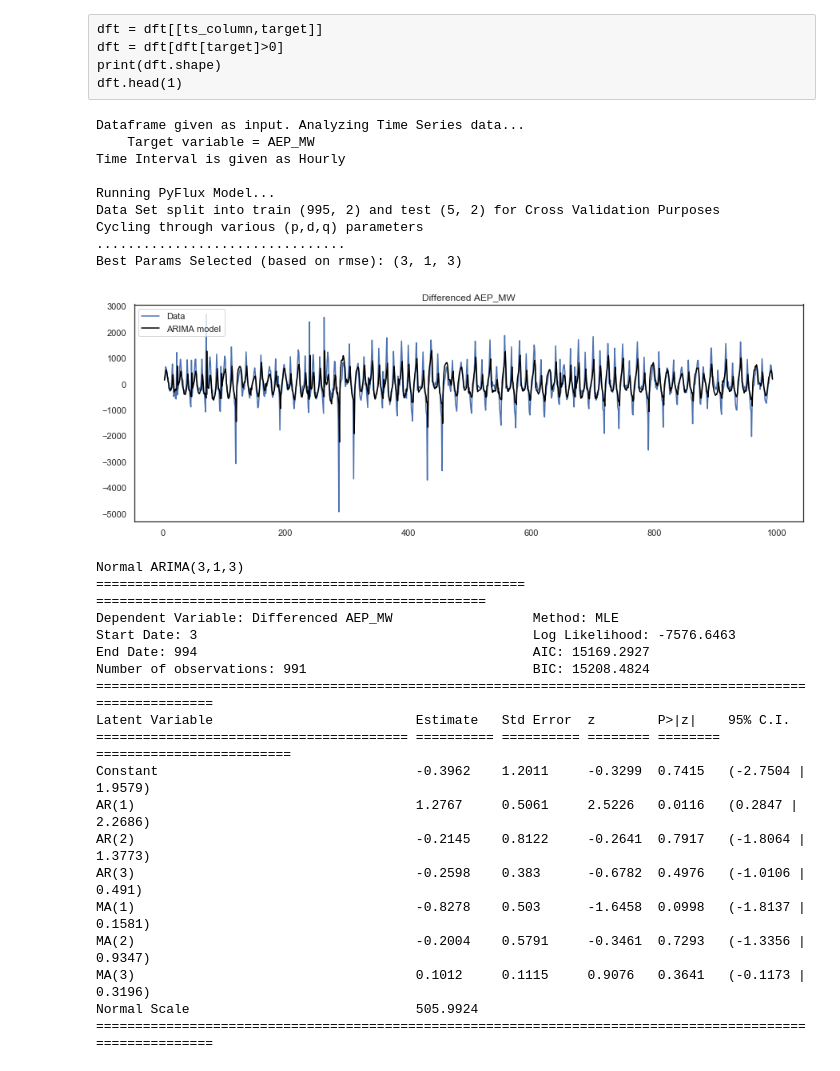
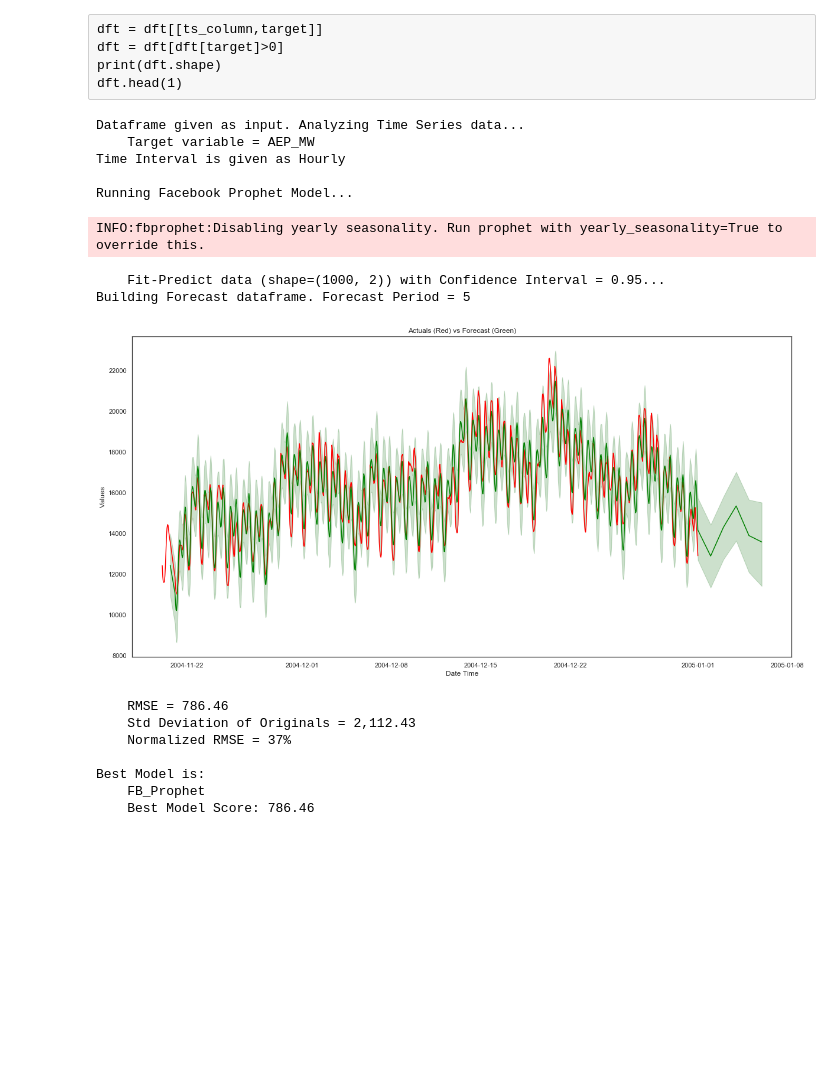
Before and after one commit to AutoViML/Auto_TS, a Jupyter notebook: Auto_Timeseries_Test.ipynb, the cells around one changed output. Drawn from its saved outputs; the diff is of its cells as text; code cells hidden in the pictures; blank space fills up the shorter version.

```diff
--- a/Auto_Timeseries_Test.ipynb
+++ b/Auto_Timeseries_Test.ipynb
@@ -60,36 +60,24 @@ seasonal_periods = 24
 # %%
 mldict = AT.Auto_Timeseries(dft, ts_column,
                             sep, target, score_type, forecast_period,
                             timeinterval, non_seasonal_pdq, seasonality=seasonality,
                             seasonal_period=seasonal_periods, seasonal_PDQ=None, conf_int=0.95,
-                            model_type="stats",
+                            model_type="prophet",
                             verbose=1)
 # %% [output]
 Dataframe given as input. Analyzing Time Series data...
     Target variable = AEP_MW
 Time Interval is given as Hourly
 
-Running PyFlux Model...
-Data Set split into train (995, 2) and test (5, 2) for Cross Validation Purposes
-Cycling through various (p,d,q) parameters
-................................
-Best Params Selected (based on rmse): (3, 1, 3)
+Running Facebook Prophet Model...
+INFO:fbprophet:Disabling yearly seasonality. Run prophet with yearly_seasonality=True to override this.
+    Fit-Predict data (shape=(1000, 2)) with Confidence Interval = 0.95...
+Building Forecast dataframe. Forecast Period = 5
-[figure, old version]
+[figure, new version]
-Normal ARIMA(3,1,3)
-======================================================= ==================================================
-Dependent Variable: Differenced AEP_MW                  Method: MLE
-Start Date: 3                                           Log Likelihood: -7576.6463
-End Date: 994                                           AIC: 15169.2927
-Number of observations: 991                             BIC: 15208.4824
-==========================================================================================================
-Latent Variable                          Estimate   Std Error  z        P>|z|    95% C.I.
-======================================== ========== ========== ======== ======== =========================
-Constant                                 -0.3962    1.2011     -0.3299  0.7415   (-2.7504 | 1.9579)
-AR(1)                                    1.2767     0.5061     2.5226   0.0116   (0.2847 | 2.2686)
-AR(2)                                    -0.2145    0.8122     -0.2641  0.7917   (-1.8064 | 1.3773)
-AR(3)                                    -0.2598    0.383      -0.6782  0.4976   (-1.0106 | 0.491)
-MA(1)                                    -0.8278    0.503      -1.6458  0.0998   (-1.8137 | 0.1581)
-MA(2)                                    -0.2004    0.5791     -0.3461  0.7293   (-1.3356 | 0.9347)
-MA(3)                                    0.1012     0.1115     0.9076   0.3641   (-0.1173 | 0.3196)
-Normal Scale                             505.9924
-==========================================================================================================
+    RMSE = 786.46
+    Std Deviation of Originals = 2,112.43
+    Normalized RMSE = 37%
+
+Best Model is:
+    FB_Prophet
+    Best Model Score: 786.46
```
Also changed, not shown: parts of 2 cells of this notebook, 1 other file.
